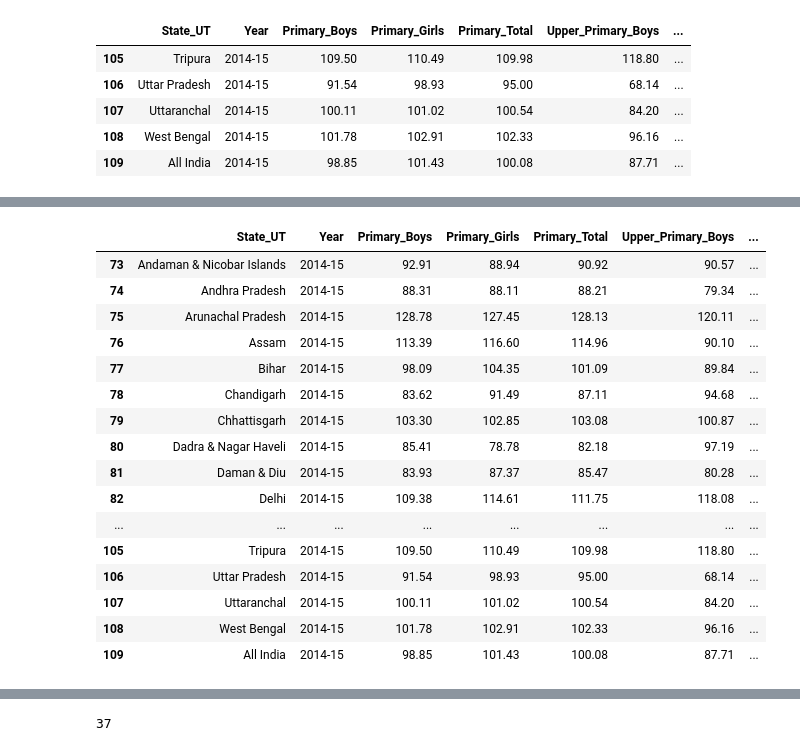
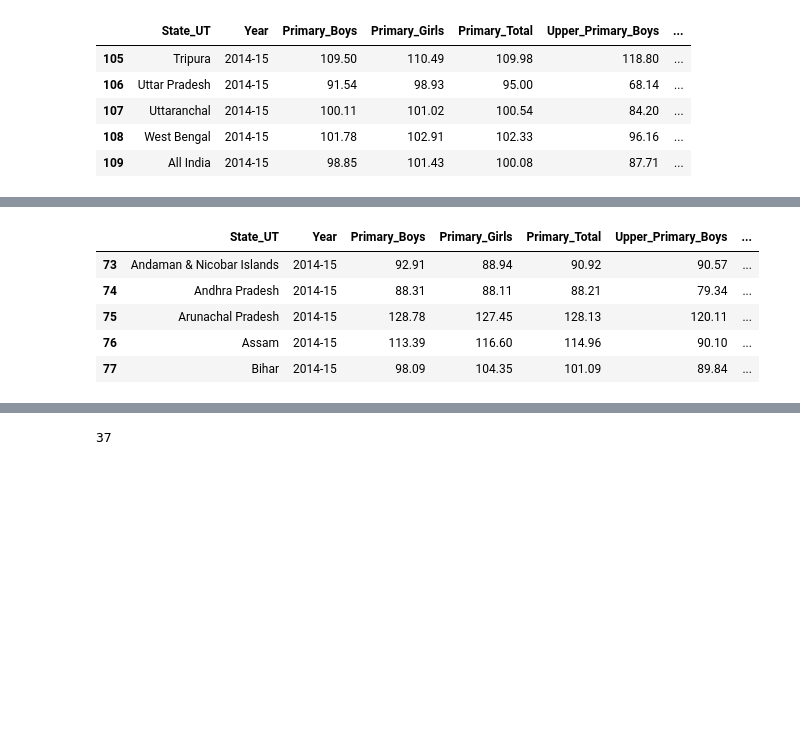
Before and after one commit to javedali-dev/Data-analysis-of-indian-schools, a Jupyter notebook: enrollment.ipynb, the cells around one changed output, grey strips where cells are left out. Saved outputs shown, nothing was run; the diff lists cells and outputs as text; code cells hidden in the pictures; blank space fills up the shorter version.

```diff
--- a/enrollment.ipynb
+++ b/enrollment.ipynb
@@ -75,25 +58,14 @@ enrollment.loc[filt1]
 # %%
 filt2 = enrollment['Year'] == '2014-15'
 # %%
-enrollment.loc[filt2]
+enrollment.loc[filt2].head()
 # %% [output]
 |  | State_UT | Year | Primary_Boys | Primary_Girls | Primary_Total | Upper_Primary_Boys | ... |
 | 73 | Andaman & Nicobar Islands | 2014-15 | 92.91 | 88.94 | 90.92 | 90.57 | ... |
 | 74 | Andhra Pradesh | 2014-15 | 88.31 | 88.11 | 88.21 | 79.34 | ... |
 | 75 | Arunachal Pradesh | 2014-15 | 128.78 | 127.45 | 128.13 | 120.11 | ... |
 | 76 | Assam | 2014-15 | 113.39 | 116.60 | 114.96 | 90.10 | ... |
 | 77 | Bihar | 2014-15 | 98.09 | 104.35 | 101.09 | 89.84 | ... |
-| 78 | Chandigarh | 2014-15 | 83.62 | 91.49 | 87.11 | 94.68 | ... |
-| 79 | Chhattisgarh | 2014-15 | 103.30 | 102.85 | 103.08 | 100.87 | ... |
-| 80 | Dadra & Nagar Haveli | 2014-15 | 85.41 | 78.78 | 82.18 | 97.19 | ... |
-| 81 | Daman & Diu | 2014-15 | 83.93 | 87.37 | 85.47 | 80.28 | ... |
-| 82 | Delhi | 2014-15 | 109.38 | 114.61 | 111.75 | 118.08 | ... |
-| ... | ... | ... | ... | ... | ... | ... | ... |
-| 105 | Tripura | 2014-15 | 109.50 | 110.49 | 109.98 | 118.80 | ... |
-| 106 | Uttar Pradesh | 2014-15 | 91.54 | 98.93 | 95.00 | 68.14 | ... |
-| 107 | Uttaranchal | 2014-15 | 100.11 | 101.02 | 100.54 | 84.20 | ... |
-| 108 | West Bengal | 2014-15 | 101.78 | 102.91 | 102.33 | 96.16 | ... |
-| 109 | All India | 2014-15 | 98.85 | 101.43 | 100.08 | 87.71 | ... |
 # %%
 filt3 = enrollment['Year'] == '2015-16'
 # %%
```
Also changed, not shown: parts of 6 cells of this notebook.
